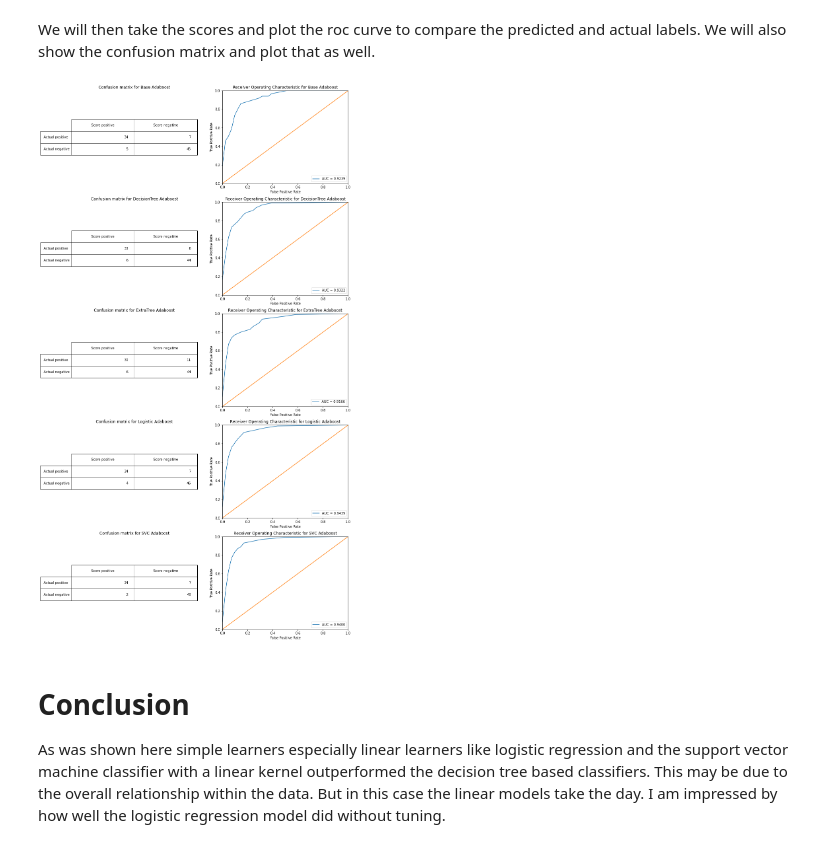
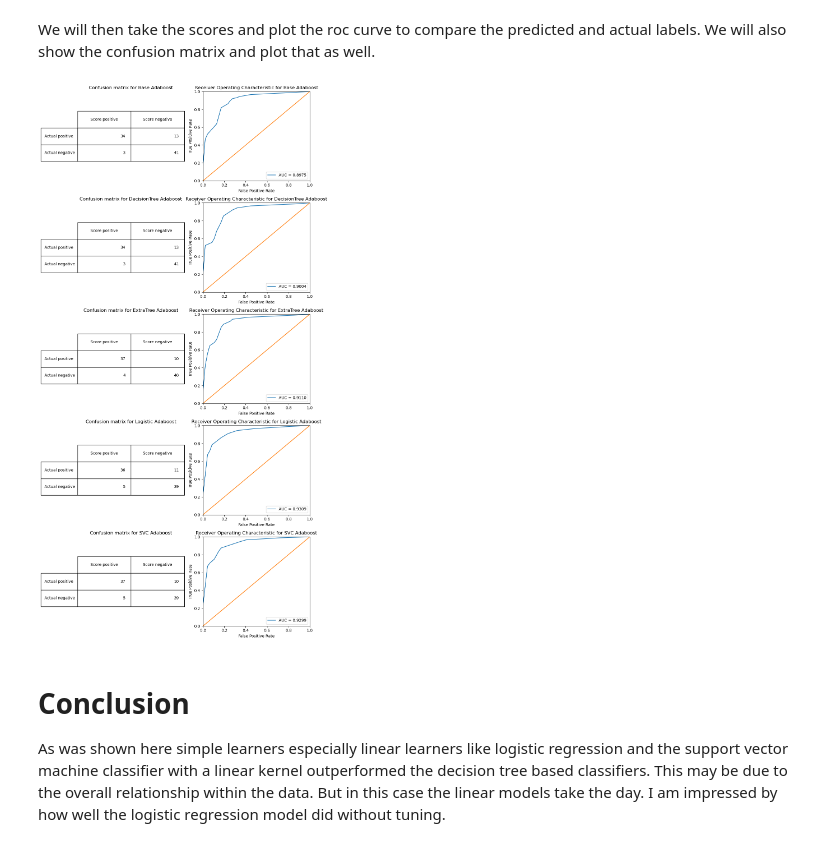
Before and after one commit to Alkoopman85/Adaboost-Comparison, a Jupyter notebook: heart-disease-adaboost-w-different-base-estimators.ipynb, the cells around one changed output. Saved outputs shown, nothing was run; the diff lists cells and outputs as text; code cells hidden in the pictures.

```diff
--- a/heart-disease-adaboost-w-different-base-estimators.ipynb
+++ b/heart-disease-adaboost-w-different-base-estimators.ipynb
@@ -296,10 +299,10 @@ deci.get_params()
 # %%
 cv=StratifiedKFold(n_splits=10, shuffle=True)
 
-param_grid = {'base_estimator__criterion' :['gini', 'entropy'],
-              'base_estimator__max_depth' :[1, 2],
-              'base_estimator__min_samples_split' :[2, 3],
-              'base_estimator__min_samples_leaf' :[3, 5 ,10],
+param_grid = {'estimator__criterion' :['gini', 'entropy'],
+              'estimator__max_depth' :[1, 2],
+              'estimator__min_samples_split' :[2, 3],
+              'estimator__min_samples_leaf' :[3, 5 ,10],
               'n_estimators' :[100, 250, 500, 750, 1000],
               'learning_rate' :[0.001, 0.01, 0.1]}
 
@@ -312,7 +315,7 @@ deci_grid = GridSearchCV(estimator=deci,
                         n_jobs=4,
                         verbose=1)
 
-deci_grid.fit(X, y)
+deci_grid.fit(X_train, y_train)
 deci_best_mod = deci_grid.best_estimator_
 # %% [output]
 Fitting 10 folds for each of 360 candidates, totalling 3600 fits
@@ -362,10 +365,10 @@ extr.get_params()
 # %%
 cv=StratifiedKFold(n_splits=10, shuffle=True)
 
-param_grid = {'base_estimator__criterion' :['gini', 'entropy'],
-              'base_estimator__max_depth' :[2, 5],
-              'base_estimator__min_samples_split' :[2, 3],
-              'base_estimator__min_samples_leaf' :[3, 5 ,10],
+param_grid = {'estimator__criterion' :['gini', 'entropy'],
+              'estimator__max_depth' :[2, 5],
+              'estimator__min_samples_split' :[2, 3],
+              'estimator__min_samples_leaf' :[3, 5 ,10],
               'n_estimators' :[100, 250, 500, 750],
               'learning_rate' :[0.001, 0.01, 0.1]}
 
@@ -379,7 +382,7 @@ extr_grid = GridSearchCV(estimator=extr,
                         n_jobs=4,
                         verbose=1)
 
-extr_grid.fit(X, y)
+extr_grid.fit(X_train, y_train)
 extr_best_mod = extr_grid.best_estimator_
 # %% [output]
 Fitting 10 folds for each of 288 candidates, totalling 2880 fits
@@ -431,7 +431,7 @@ logr.get_params()
 # %%
 cv=StratifiedKFold(n_splits=10, shuffle=True)
 
-param_grid = {'base_estimator__C' :[0.1, 1, 10, 50, 100],
+param_grid = {'estimator__C' :[0.1, 1, 10, 50, 100],
               'n_estimators' :[100, 250, 500, 750],
               'learning_rate' :[0.0001, 0.001, 0.01, 0.1]}
 
@@ -445,7 +445,7 @@ logr_grid = GridSearchCV(estimator=logr,
                         n_jobs=4,
                         verbose=1)
 
-logr_grid.fit(X, y)
+logr_grid.fit(X_train, y_train)
 logr_best_mod = logr_grid.best_estimator_
 # %% [output]
 Fitting 10 folds for each of 80 candidates, totalling 800 fits
@@ -491,7 +488,7 @@ svml.get_params()
 # %%
 cv=StratifiedKFold(n_splits=10, shuffle=True)
 
-param_grid = {'base_estimator__C' :[0.01, 0.1, 1, 10],
+param_grid = {'estimator__C' :[0.01, 0.1, 1, 10],
               'n_estimators' :[100, 250, 500, 750],
               'learning_rate' :[0.001, 0.01, 0.1]}
 
@@ -505,7 +502,7 @@ svml_grid = GridSearchCV(estimator=svml,
                         n_jobs=4,
                         verbose=1)
 
-svml_grid.fit(X, y)
+svml_grid.fit(X_train, y_train)
 svml_best_mod = svml_grid.best_estimator_
 # %% [output]
 Fitting 10 folds for each of 48 candidates, totalling 480 fits
@@ -591,26 +585,26 @@ def plot_confusion(lab, scor, mod_name, ax):
     ax.set_title('Confusion matrix for {}'.format(mod_name))
     ax.axis('off')
 # %%
-fig, ax = plt.subplots(5, 2, figsize=(15, 30))
+fig, ax = plt.subplots(5, 2, figsize=(10, 20))
 
 plot_confusion(y_test, best_scores[0], 'Base Adaboost', ax[0, 0])
 plot_auc(y_test, best_probs[0], ax[0, 1], 'Base Adaboost')
 
 plot_confusion(y_test, best_scores[1], 'DecisionTree Adaboost', ax[1, 0])
 plot_auc(y_test, best_probs[1], ax[1, 1], 'DecisionTree Adaboost')
 
 plot_confusion(y_test, best_scores[2], 'ExtraTree Adaboost', ax[2, 0])
 plot_auc(y_test, best_probs[2], ax[2, 1], 'ExtraTree Adaboost')
 
 plot_confusion(y_test, best_scores[3], 'Logistic Adaboost', ax[3, 0])
 plot_auc(y_test, best_probs[3], ax[3, 1], 'Logistic Adaboost')
 
 plot_confusion(y_test, best_scores[4], 'SVC Adaboost', ax[4, 0])
 plot_auc(y_test, best_probs[4], ax[4, 1], 'SVC Adaboost')
 
-plt.show()
+plt.tight_layout()
 # %% [output]
-[figure, old version]
+[figure, new version]
 # %% [markdown]
 # Conclusion
 As was shown here simple learners especially linear learners like logistic regression and the support vector machine classifier with a linear kernel outperformed the decision tree based classifiers. This may be due to the overall relationship within the data. But in this case the linear models take the day. I am impressed by how well the logistic regression model did without tuning.
```
Also changed, not shown: parts of 30 cells of this notebook.
